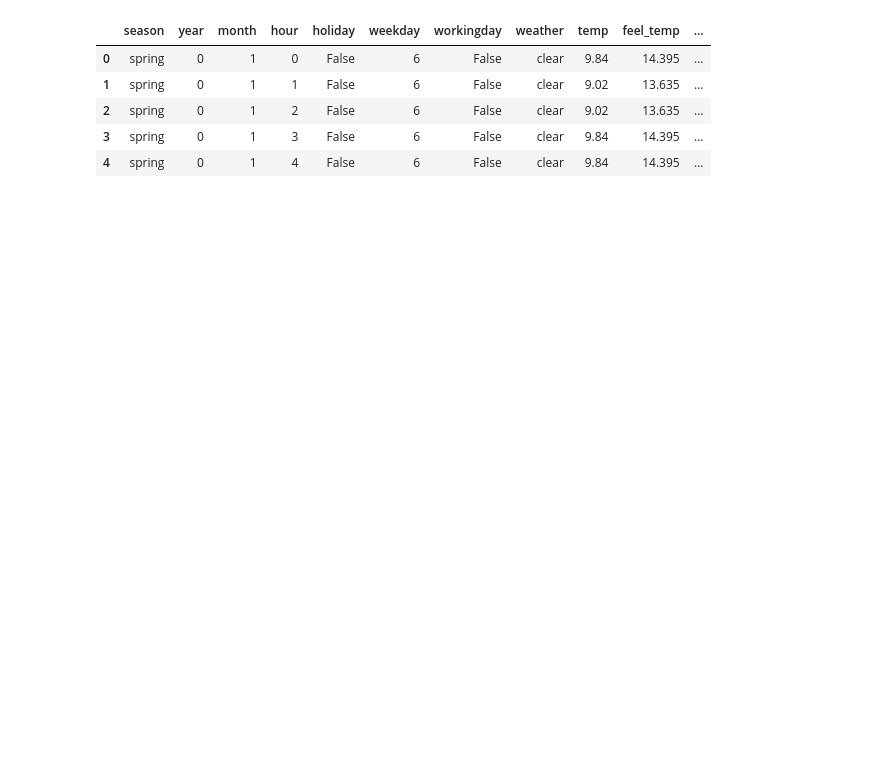
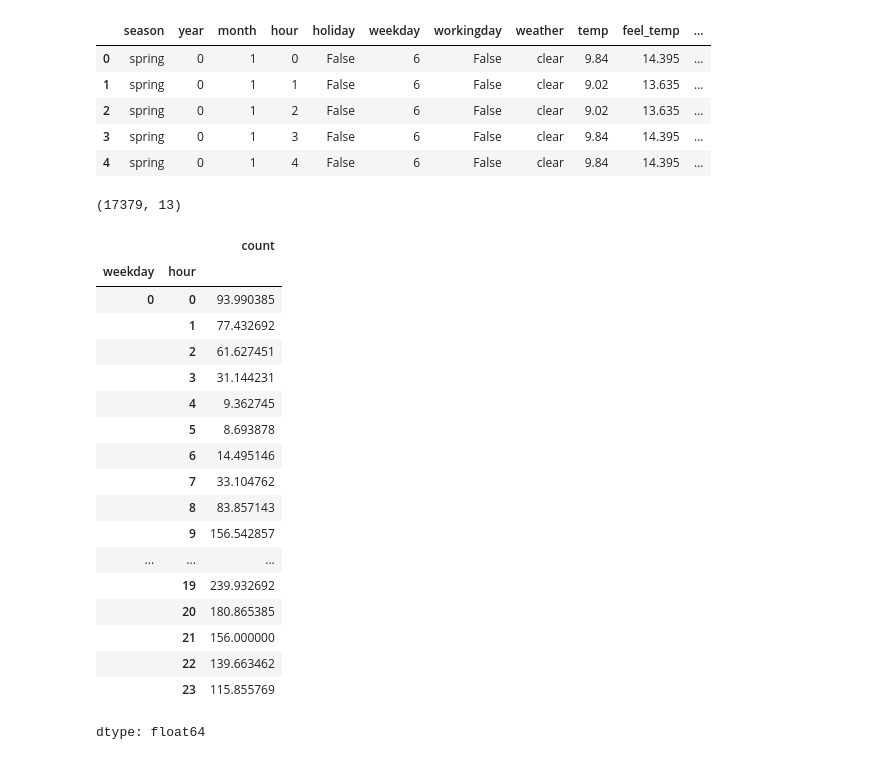
Before and after one commit to jeremysb1/enbpi_ts, a Jupyter notebook: EnbPI_timeseries.ipynb, the cells around one changed output. Cells and saved outputs as stored; diff of their text form; code cells hidden in the pictures; blank space fills up the shorter version.

Commit message:
added eda and demand by weekday and hour

```diff
--- a/EnbPI_timeseries.ipynb
+++ b/EnbPI_timeseries.ipynb
@@ -35,3 +37,29 @@ df.head()
 | 2 | spring | 0 | 1 | 2 | False | 6 | False | clear | 9.02 | 13.635 | ... |
 | 3 | spring | 0 | 1 | 3 | False | 6 | False | clear | 9.84 | 14.395 | ... |
 | 4 | spring | 0 | 1 | 4 | False | 6 | False | clear | 9.84 | 14.395 | ... |
+# %%
+df.shape
+# %% [output]
+(17379, 13)
+# %%
+df.groupby(["weekday", "hour"])["count"].mean()
+# %% [output]
+|  |  | count |
+| weekday | hour |  |
+| 0 | 0 | 93.990385 |
+|  | 1 | 77.432692 |
+|  | 2 | 61.627451 |
+|  | 3 | 31.144231 |
+|  | 4 | 9.362745 |
+|  | 5 | 8.693878 |
+|  | 6 | 14.495146 |
+|  | 7 | 33.104762 |
+|  | 8 | 83.857143 |
+|  | 9 | 156.542857 |
+| ... | ... | ... |
+|  | 19 | 239.932692 |
+|  | 20 | 180.865385 |
+|  | 21 | 156.000000 |
+|  | 22 | 139.663462 |
+|  | 23 | 115.855769 |
+dtype: float64
```
Also changed, not shown: parts of 1 cell of this notebook.
